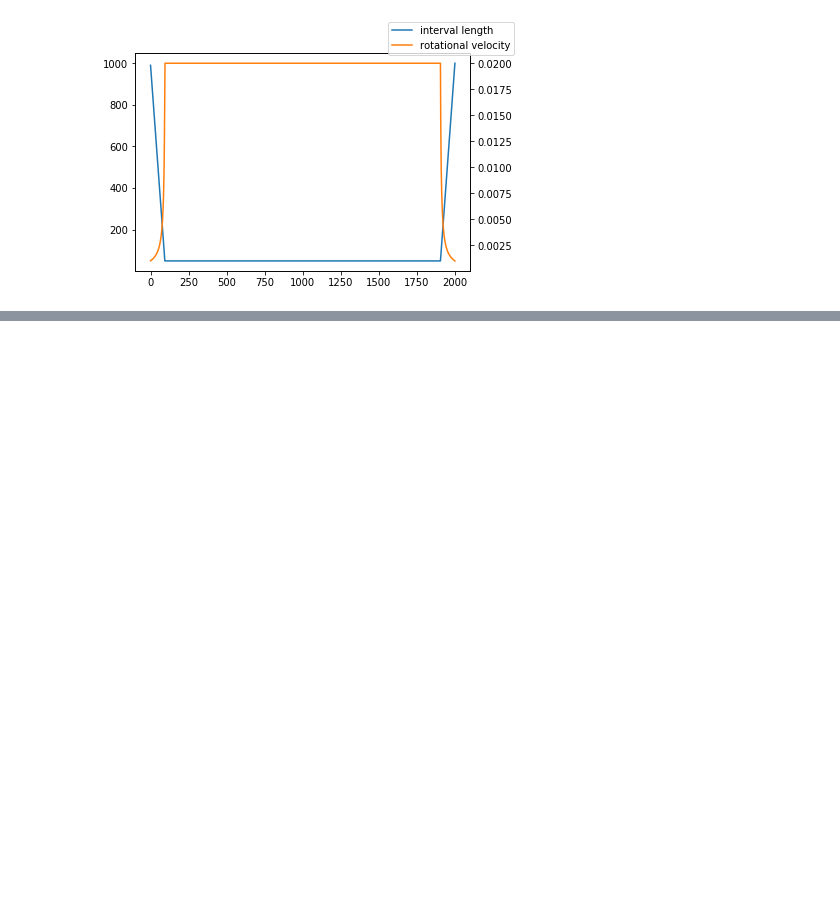
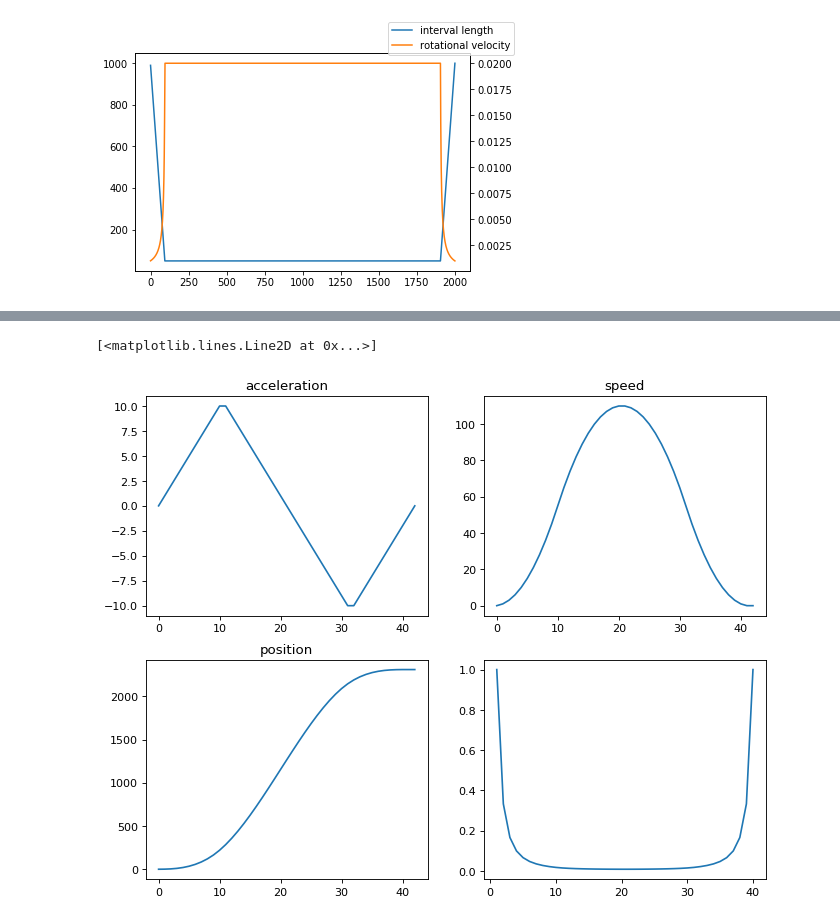
Before and after one commit to FBLX/FlixPlotter, a Jupyter notebook: Python_Files/linear_acceleration.ipynb, the cells around one changed output, grey strips where cells are left out. Saved outputs shown, nothing was run; the diff lists cells and outputs as text; code cells hidden in the pictures; blank space fills up the shorter version.

```diff
--- a/Python_Files/linear_acceleration.ipynb
+++ b/Python_Files/linear_acceleration.ipynb
@@ -91,0 +119,4 @@ print(lin_ints)
+# %%
+accel = np.arange(0,11,1)
+accel = np.append(accel, np.arange(10,-11,-1))
+accel = np.append(accel, np.arange(-10,1,1))
@@ -91,0 +130,16 @@ print(lin_ints)
+# %%
+fig, ax = plt.subplots(2,2, dpi = 80, figsize = (10,8))
+axis = ax[0,0]
+axis.plot(np.arange(len(accel)), accel)
+axis.set_title('acceleration')
+axis = ax[0,1]
+axis.plot(np.arange(len(accel)), np.cumsum(accel))
+axis.set_title('speed')
+axis = ax[1,0]
+axis.plot(np.arange(len(accel)), np.cumsum(np.cumsum(accel)))
+axis.set_title('position')
+axis = ax[1,1]
+axis.plot(np.arange(len(accel)), 1/(np.cumsum(accel)))
+# %% [output]
+[<matplotlib.lines.Line2D at 0x...>]
+[figure, added]
```
Also changed, not shown: parts of 10 cells of this notebook.
